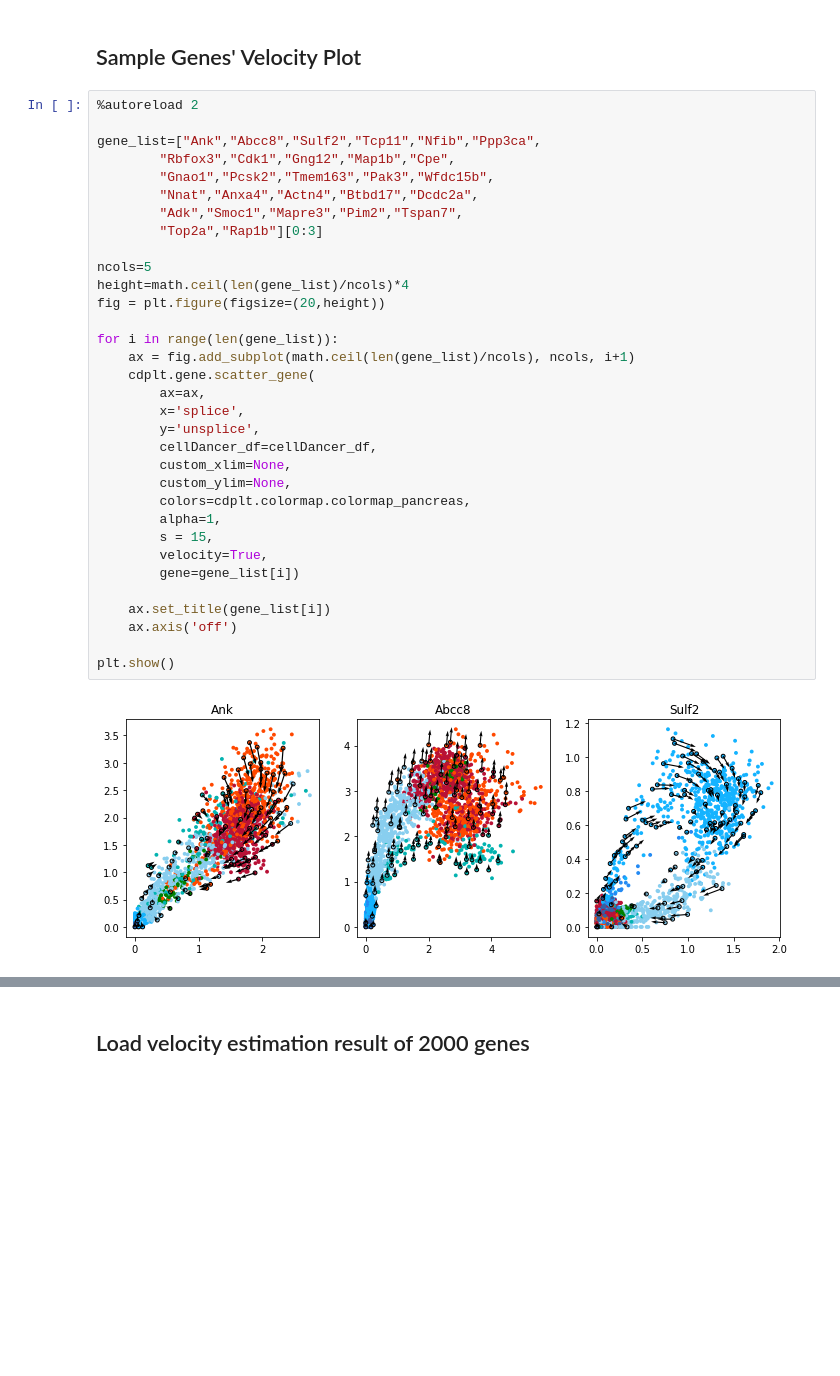
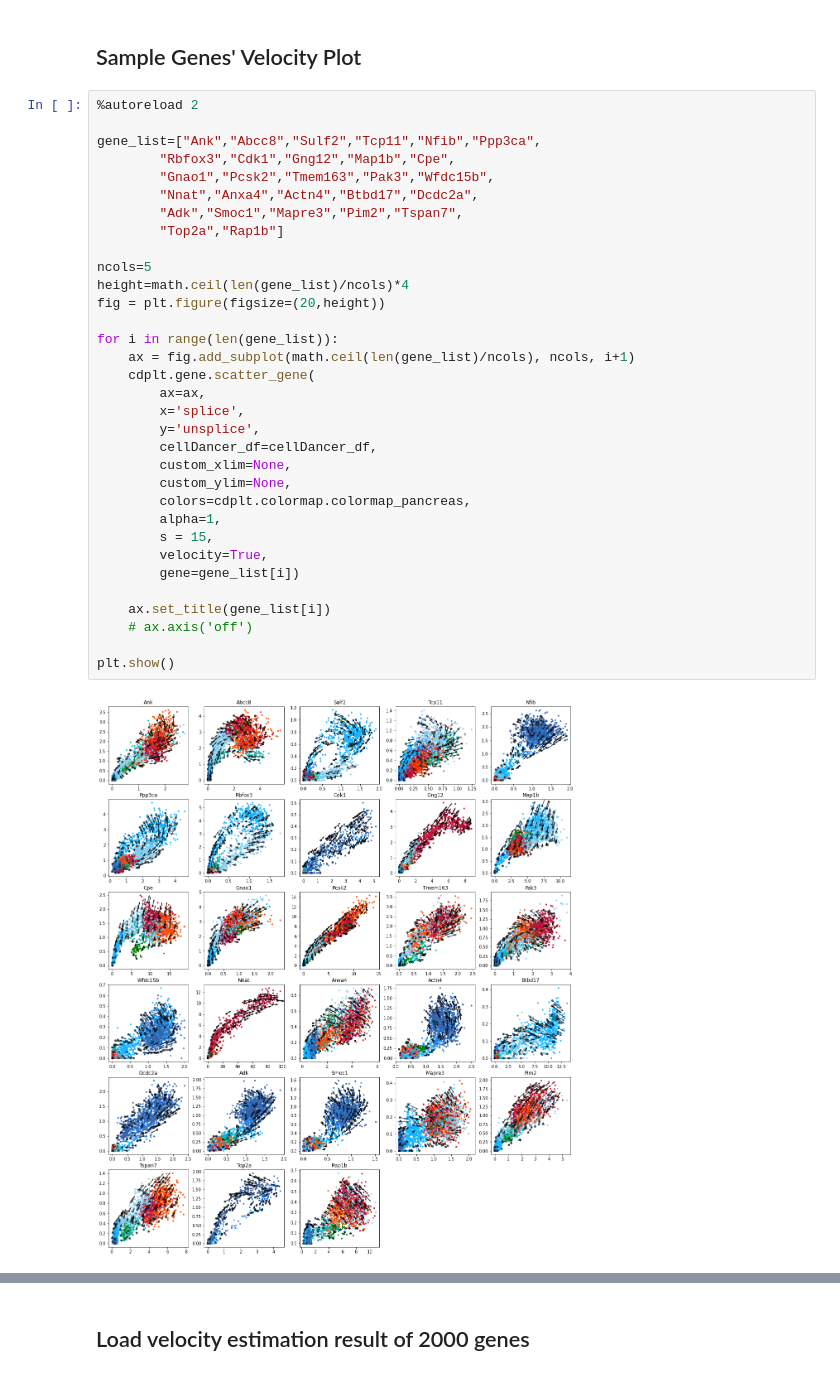
Before and after one commit to GuangyuWangLab2021/cellDancer, a Jupyter notebook: analysis/CaseStudyNotebook/Pancreas_main_function_pre_sl_test_para_clean.ipynb, the cells around one changed output, grey strips where cells are left out. Drawn from its saved outputs; the diff is of its cells as text; blank space fills up the shorter version.

```diff
--- a/analysis/CaseStudyNotebook/Pancreas_main_function_pre_sl_test_para_clean.ipynb
+++ b/analysis/CaseStudyNotebook/Pancreas_main_function_pre_sl_test_para_clean.ipynb
@@ -102,33 +141,33 @@ Arranging genes for parallel job.
 
 gene_list=["Ank","Abcc8","Sulf2","Tcp11","Nfib","Ppp3ca",
         "Rbfox3","Cdk1","Gng12","Map1b","Cpe",
         "Gnao1","Pcsk2","Tmem163","Pak3","Wfdc15b",
         "Nnat","Anxa4","Actn4","Btbd17","Dcdc2a",
         "Adk","Smoc1","Mapre3","Pim2","Tspan7",
-        "Top2a","Rap1b"][0:3]
+        "Top2a","Rap1b"]
 
 ncols=5
 height=math.ceil(len(gene_list)/ncols)*4
 fig = plt.figure(figsize=(20,height))
 
 for i in range(len(gene_list)):
     ax = fig.add_subplot(math.ceil(len(gene_list)/ncols), ncols, i+1)
     cdplt.gene.scatter_gene(
         ax=ax,
         x='splice',
         y='unsplice',
         cellDancer_df=cellDancer_df,
         custom_xlim=None,
         custom_ylim=None,
         colors=cdplt.colormap.colormap_pancreas,
         alpha=1,
         s = 15,
         velocity=True,
         gene=gene_list[i])
 
     ax.set_title(gene_list[i])
-    ax.axis('off')
+    # ax.axis('off')
 
 plt.show()
 # %% [output]
-[figure, old version]
+[figure, new version]
```
Also changed, not shown: parts of 4 cells of this notebook, 2 other files.
